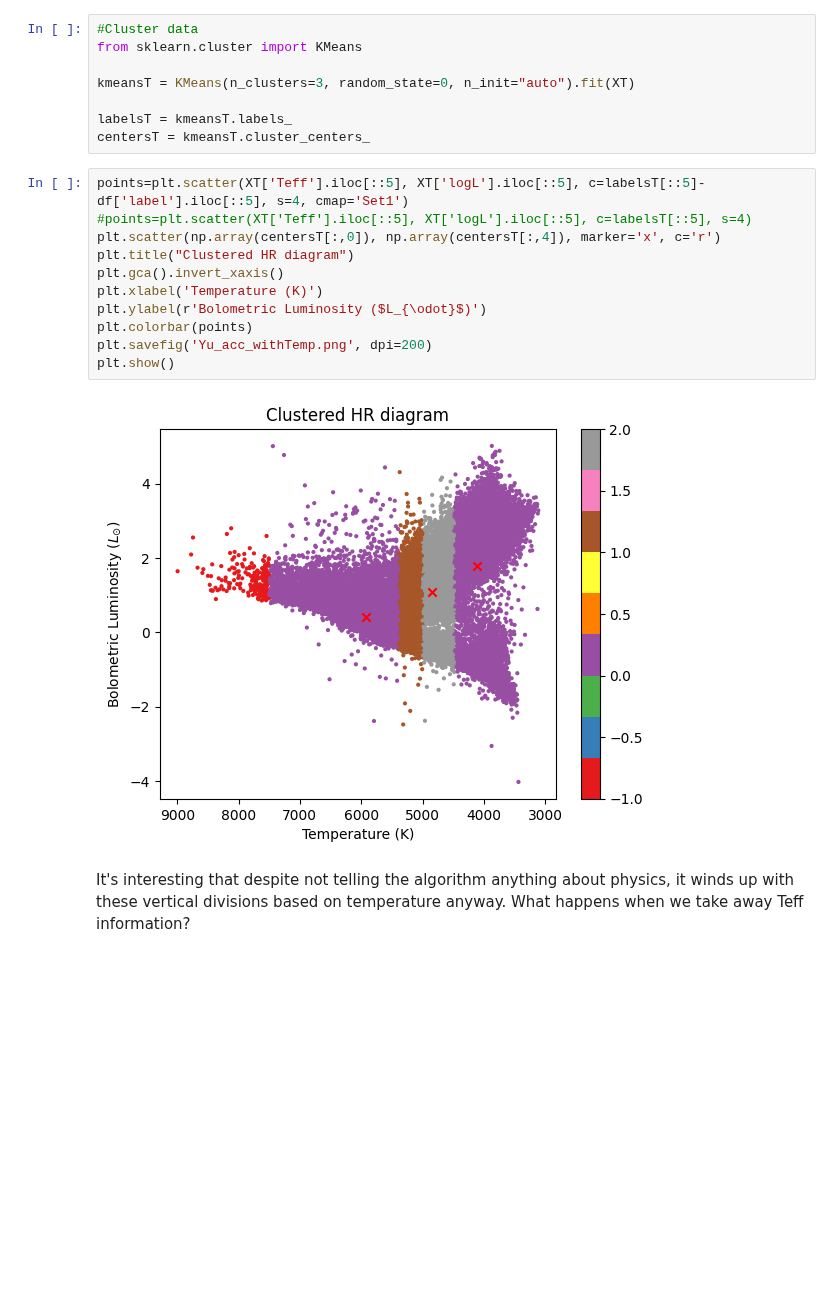
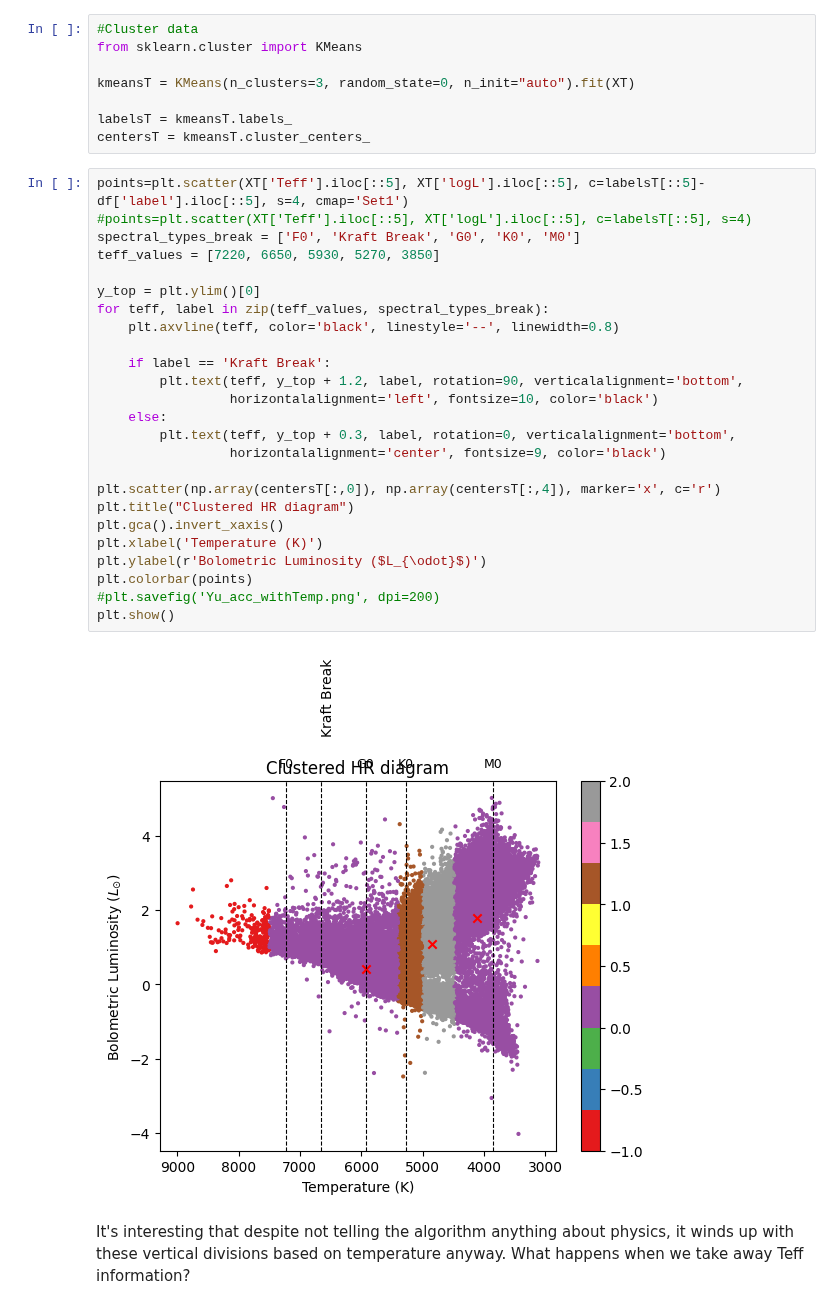
Before and after one commit to PK0207/geology_final_project, a Jupyter notebook: Yu_data.ipynb, the cells around one changed output. Cells and saved outputs as stored; diff of their text form; blank space fills up the shorter version.

Commit message:
commit images

```diff
--- a/Yu_data.ipynb
+++ b/Yu_data.ipynb
@@ -194,16 +194,30 @@ centersT = kmeansT.cluster_centers_
 # %%
 points=plt.scatter(XT['Teff'].iloc[::5], XT['logL'].iloc[::5], c=labelsT[::5]-df['label'].iloc[::5], s=4, cmap='Set1')
 #points=plt.scatter(XT['Teff'].iloc[::5], XT['logL'].iloc[::5], c=labelsT[::5], s=4)
+spectral_types_break = ['F0', 'Kraft Break', 'G0', 'K0', 'M0']
+teff_values = [7220, 6650, 5930, 5270, 3850]
+
+y_top = plt.ylim()[0]
+for teff, label in zip(teff_values, spectral_types_break):
+    plt.axvline(teff, color='black', linestyle='--', linewidth=0.8)
+
+    if label == 'Kraft Break':
+        plt.text(teff, y_top + 1.2, label, rotation=90, verticalalignment='bottom',
+                 horizontalalignment='left', fontsize=10, color='black')
+    else:
+        plt.text(teff, y_top + 0.3, label, rotation=0, verticalalignment='bottom',
+                 horizontalalignment='center', fontsize=9, color='black')
+
 plt.scatter(np.array(centersT[:,0]), np.array(centersT[:,4]), marker='x', c='r')
 plt.title("Clustered HR diagram")
 plt.gca().invert_xaxis()
 plt.xlabel('Temperature (K)')
 plt.ylabel(r'Bolometric Luminosity ($L_{\odot}$)')
 plt.colorbar(points)
-plt.savefig('Yu_acc_withTemp.png', dpi=200)
+#plt.savefig('Yu_acc_withTemp.png', dpi=200)
 plt.show()
 # %% [output]
-[figure, old version]
+[figure, new version]
 # %% [markdown]
 It's interesting that despite not telling the algorithm anything about physics, it winds up with these vertical divisions based on temperature anyway. What happens when we take away Teff information?
 # %% [markdown]
```
Also changed, not shown: parts of 1 cell of this notebook, 2 other files.
